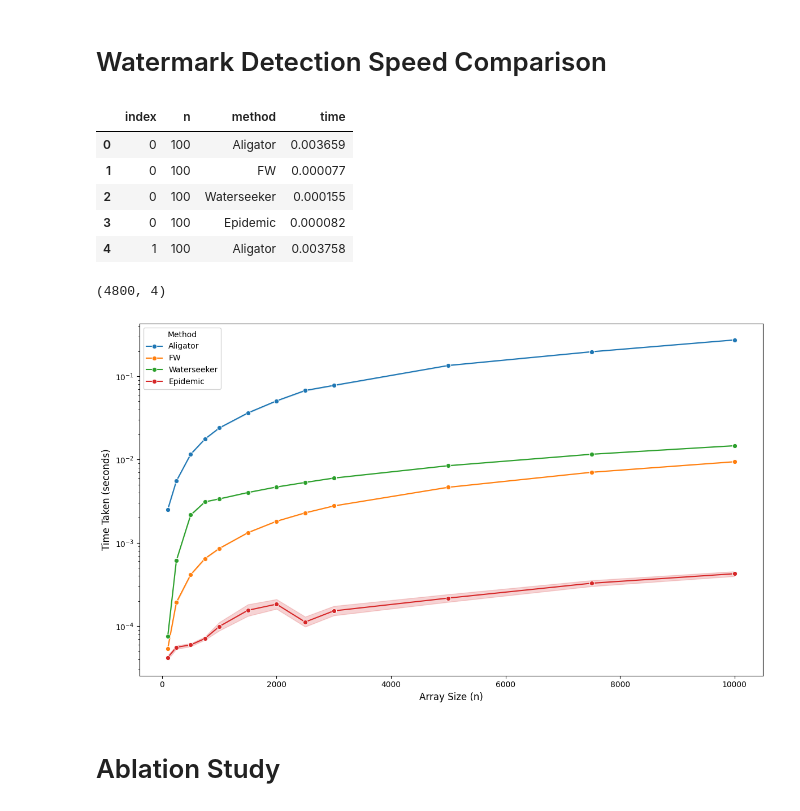
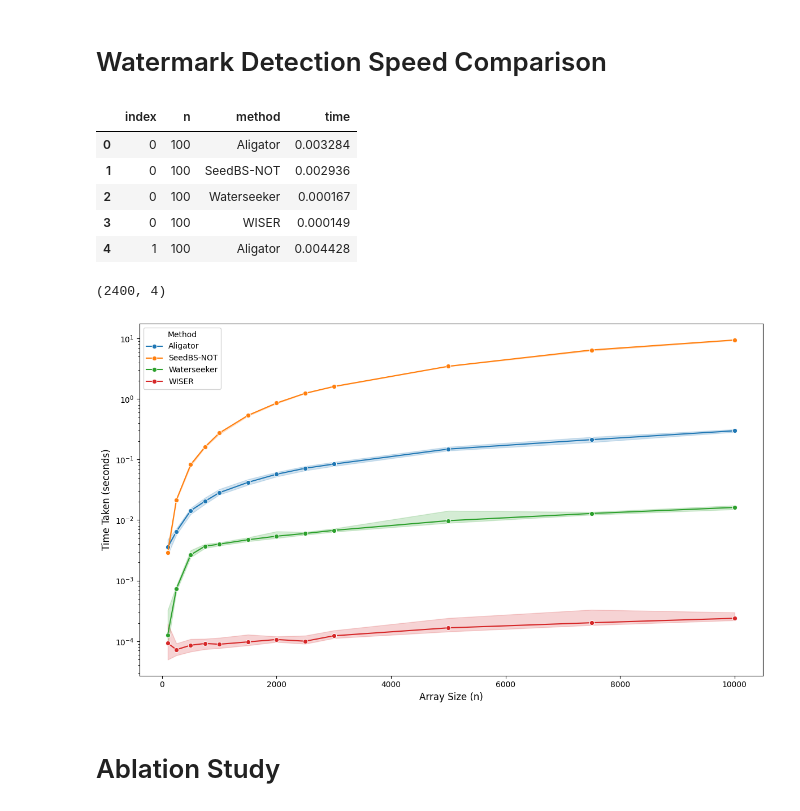
Before and after one commit to subroy13/WISER, a Jupyter notebook: scripts/wm_detection_v2.ipynb, the cells around one changed output. Drawn from its saved outputs; the diff is of its cells as text; code cells hidden in the pictures.

Commit message:
feat: added more plots and experiments

```diff
--- a/scripts/wm_detection_v2.ipynb
+++ b/scripts/wm_detection_v2.ipynb
@@ -197,7 +198,7 @@ model_list = [
     "data_mistralai-Mistral-7B-v0-1_n500",
     "data_meta-llama-Meta-Llama-3-8B_n500"
 ]
-watermark_method = "gumbel"
+watermark_method = "pf"
 null_distn = null_dist_list[watermark_method]
 # %%
 outputs = []
@@ -299,14 +301,15 @@ from detections import AligatorCPPDetector, FixedWindowDetector, WaterSeekerDete
 from watermarking_func import null_distn_gumbel, null_distn_inverse, null_distn_redgreen, null_distn_pf
 # %%
 from itertools import product
-from tqdm.notebook import tqdm
+from p_tqdm import p_map
 
-B = 100  # number of replications
+B = 50  # number of replications
 vocab_size = 10000
 nlist = [100, 250, 500, 750, 1000, 1500, 2000, 2500, 3000, 5000, 7500, 10000]
 
-rows = []
-for n, b in tqdm(list(product(nlist, range(B)))):
+def run_calculation(input):
+    rows = []
+    n, b = input
     pivots = np.random.standard_exponential(size = n)  # (n, )  # generate sample gumbel pivots
     random_index = int(np.random.rand() * n/2)
     pivots[random_index:(random_index + int(n/6))] += 5  # create some simulated wm segments
@@ -316,10 +319,15 @@ for n, b in tqdm(list(product(nlist, range(B)))):
     _, t = d.detect(pivots, null_distn_gumbel)
     rows.append({ "index": b, "n": n, "method": "Aligator", "time": t })
 
-    # run fw
-    d = FixedWindowDetector(vocab_size)
+    # # run fw
+    # d = FixedWindowDetector(vocab_size)
+    # _, t = d.detect(pivots, null_distn_gumbel)
+    # rows.append({ "index": b, "n": n, "method": "FW", "time": t })
+
+    # # run seedbs
+    d = SeedBSNOTDetectorCPP(vocab_size)
     _, t = d.detect(pivots, null_distn_gumbel)
-    rows.append({ "index": b, "n": n, "method": "FW", "time": t })
+    rows.append({ "index": b, "n": n, "method": "SeedBS-NOT", "time": t })
 
     # run waterseeker
     d = WaterSeekerDetector(vocab_size)
@@ -327,44 +335,52 @@ for n, b in tqdm(list(product(nlist, range(B)))):
     rows.append({ "index": b, "n": n, "method": "Waterseeker", "time": t })
 
     # run epidemic
-    d = EpidemicDetectorV2(vocab_size)
+    d = EpidemicDetectorV3(vocab_size)
     _, t = d.detect(pivots, null_distn_gumbel)
-    rows.append({ "index": b, "n": n, "method": "Epidemic", "time": t })
+    rows.append({ "index": b, "n": n, "method": "WISER", "time": t })
 
+    return rows
 
-timedf = pd.DataFrame(rows)
+parallel_rows = p_map(
+    run_calculation,
+    list(product(nlist, range(B))),
+    num_cpus = 8
+)
+
+output_rows = [row for rows in parallel_rows for row in rows]
+timedf = pd.DataFrame(output_rows)
 timedf.head()
 # %% [output]
 |  | index | n | method | time |
-| 0 | 0 | 100 | Aligator | 0.003659 |
-| 1 | 0 | 100 | FW | 0.000077 |
-| 2 | 0 | 100 | Waterseeker | 0.000155 |
-| 3 | 0 | 100 | Epidemic | 0.000082 |
-| 4 | 1 | 100 | Aligator | 0.003758 |
+| 0 | 0 | 100 | Aligator | 0.003284 |
+| 1 | 0 | 100 | SeedBS-NOT | 0.002936 |
+| 2 | 0 | 100 | Waterseeker | 0.000167 |
+| 3 | 0 | 100 | WISER | 0.000149 |
+| 4 | 1 | 100 | Aligator | 0.004428 |
 # %%
 print(timedf.shape)
 
 plt.figure(figsize=(12, 7))
 plot = sns.lineplot(
     data=timedf,
     x='n',
     y='time',
     hue='method',
     marker='o',
-    errorbar=('ci', 95) # 'ci' shows the 95% confidence interval
+    errorbar=('pi', 95)
 )
 
 # plot.set_xscale('log')  # plot in log scale
 plot.set_yscale('log')
 
 # plot.set_title('Method Performance vs. Array Size (n)', fontsize=16, weight='bold')
 plot.set_xlabel('Array Size (n)', fontsize=12)
 plot.set_ylabel('Time Taken (seconds)', fontsize=12)
 plt.legend(title='Method', fontsize=10)
 plt.tight_layout() # Adjust layout to make sure everything fits
 # %% [output]
-(4800, 4)
+(2400, 4)
-[figure, old version]
+[figure, new version]
 # %% [markdown]
 # Ablation Study
 # %%
```
Also changed, not shown: parts of 5 cells of this notebook, 7 other files.
